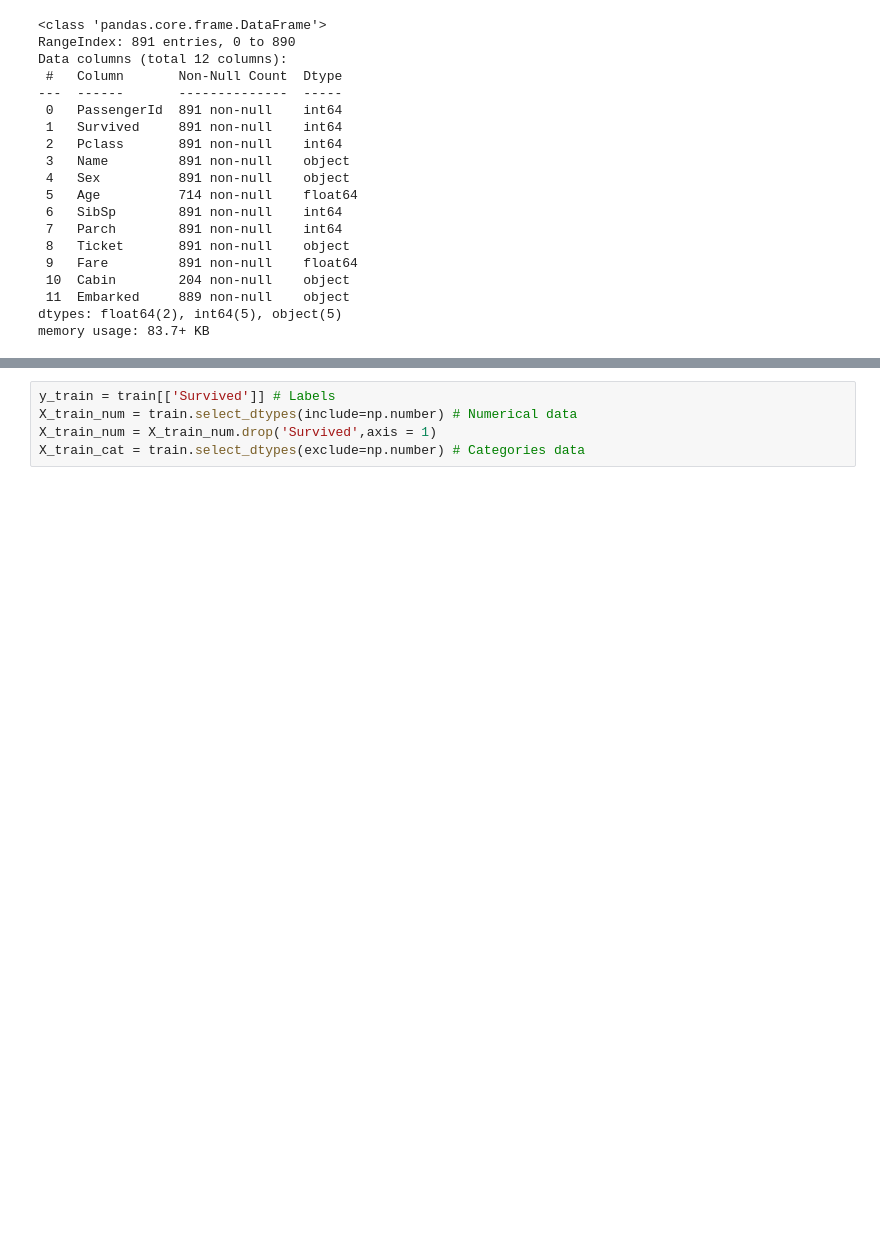
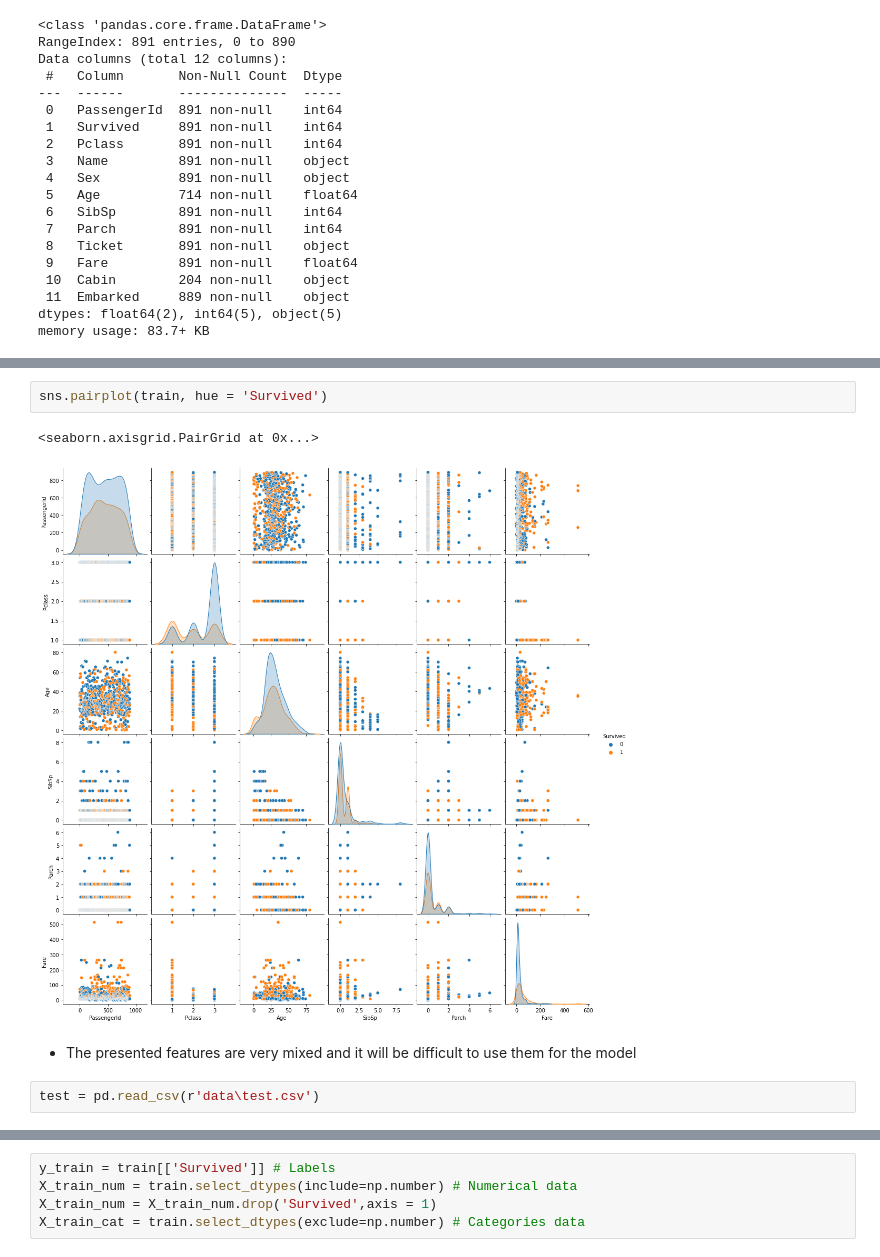
Before and after one commit to GubanovDenis/kaggle-titanic, a Jupyter notebook: titanic.ipynb, the cells around one changed output, grey strips where cells are left out. Cells and saved outputs as stored; diff of their text form; blank space fills up the shorter version.

```diff
--- a/titanic.ipynb
+++ b/titanic.ipynb
@@ -51,0 +73,9 @@ memory usage: 83.7+ KB
+# %%
+sns.pairplot(train, hue = 'Survived')
+# %% [output]
+<seaborn.axisgrid.PairGrid at 0x...>
+[figure, added]
+# %% [markdown]
++ The presented features are very mixed and it will be difficult to use them for the model
+# %%
+test = pd.read_csv(r'data\test.csv')
```
Also changed, not shown: parts of 51 cells of this notebook, 1 other file.
